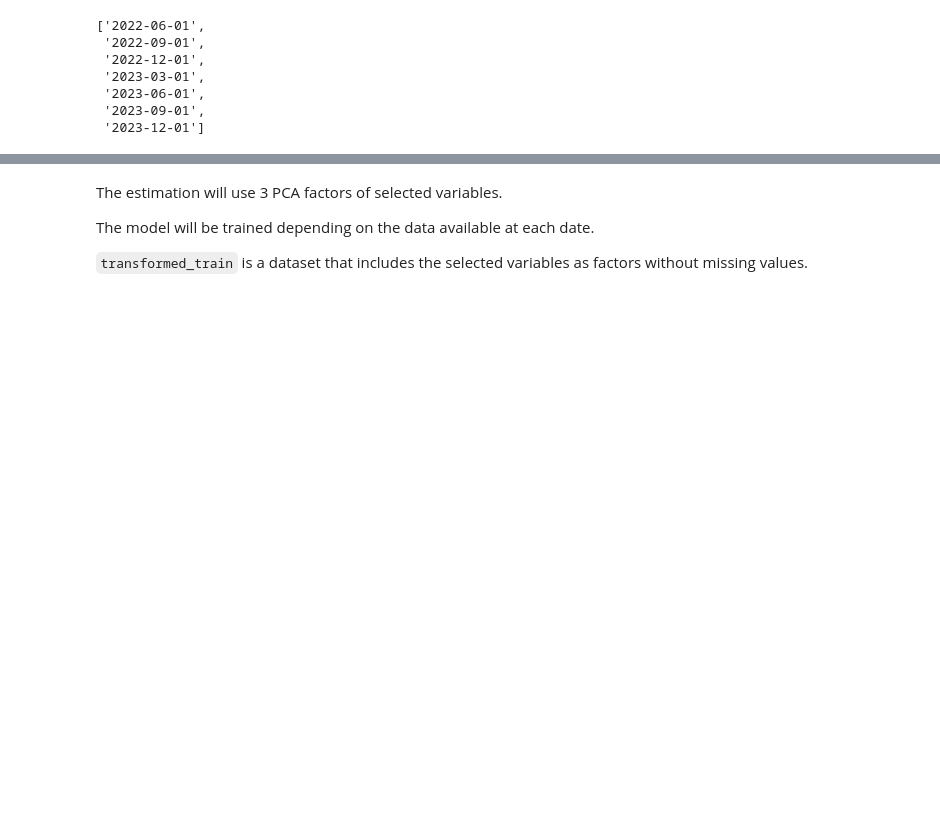
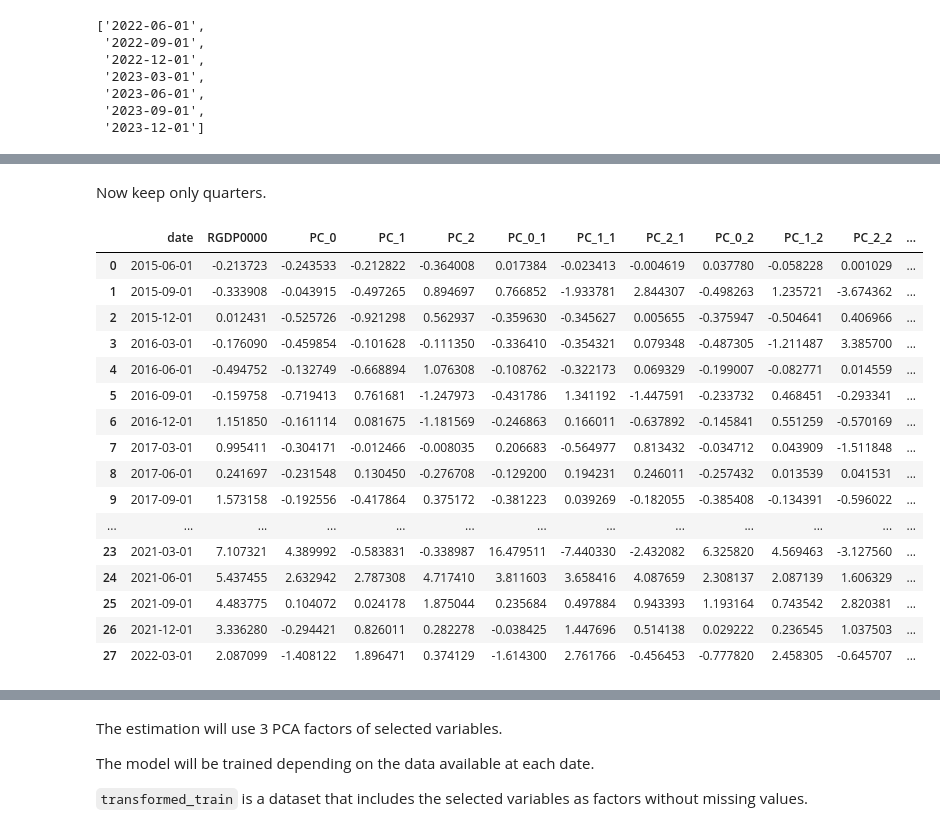
Before and after one commit to guerreroda/nwcst_intro, a Jupyter notebook: notebooks/notebook_3.ipynb, the cells around one changed output, grey strips where cells are left out. Drawn from its saved outputs; the diff is of its cells as text; code cells hidden in the pictures; blank space fills up the shorter version.

```diff
--- a/notebooks/notebook_3.ipynb
+++ b/notebooks/notebook_3.ipynb
@@ -643,0 +656,4 @@ dates
+# %%
+# define train dataset
+train = test.loc[test.date <= str(pd.to_datetime(date) - pd.tseries.offsets.DateOffset(months=3))[:10],:]
+train
@@ -643,0 +676,3 @@ dates
+# %%
+transformed_train = mean_fill_dataset(train, train)
+transformed_train
@@ -643,0 +695,11 @@ dates
+# %%
+X = pd.DataFrame(scaler.fit_transform(transformed_train.set_index('date').drop(target_variable, axis=1)))
+X.columns = transformed_train.set_index('date').drop(target_variable, axis=1).columns
+X = X.dropna(axis=1)
+pca = PCA(n_components=param_pca)
+
+X = pca.fit_transform(X)
+X = pd.DataFrame(X)
+X.rename(columns=lambda x: f'PC_{x}', inplace=True)
+transformed_train = pd.concat( [ transformed_train[['date', target_variable]] , X ] ,axis=1)
+transformed_train
@@ -643,0 +724,3 @@ dates
+# %%
+transformed_train = flatten_data(transformed_train, target_variable, 3 )
+transformed_train
@@ -643,0 +741,23 @@ dates
+# %% [markdown]
+Now keep only quarters.
+# %%
+transformed_train = transformed_train.loc[transformed_train.date.dt.month.astype(int).isin([3,6,9,12]),:].fillna(transformed_train.mean()).dropna(axis=1).reset_index(drop=True)
+transformed_train
+# %% [output]
+|  | date | RGDP0000 | PC_0 | PC_1 | PC_2 | PC_0_1 | PC_1_1 | PC_2_1 | PC_0_2 | PC_1_2 | PC_2_2 | ... |
+| 0 | 2015-06-01 | -0.213723 | -0.243533 | -0.212822 | -0.364008 | 0.017384 | -0.023413 | -0.004619 | 0.037780 | -0.058228 | 0.001029 | ... |
+| 1 | 2015-09-01 | -0.333908 | -0.043915 | -0.497265 | 0.894697 | 0.766852 | -1.933781 | 2.844307 | -0.498263 | 1.235721 | -3.674362 | ... |
+| 2 | 2015-12-01 | 0.012431 | -0.525726 | -0.921298 | 0.562937 | -0.359630 | -0.345627 | 0.005655 | -0.375947 | -0.504641 | 0.406966 | ... |
+| 3 | 2016-03-01 | -0.176090 | -0.459854 | -0.101628 | -0.111350 | -0.336410 | -0.354321 | 0.079348 | -0.487305 | -1.211487 | 3.385700 | ... |
+| 4 | 2016-06-01 | -0.494752 | -0.132749 | -0.668894 | 1.076308 | -0.108762 | -0.322173 | 0.069329 | -0.199007 | -0.082771 | 0.014559 | ... |
+| 5 | 2016-09-01 | -0.159758 | -0.719413 | 0.761681 | -1.247973 | -0.431786 | 1.341192 | -1.447591 | -0.233732 | 0.468451 | -0.293341 | ... |
+| 6 | 2016-12-01 | 1.151850 | -0.161114 | 0.081675 | -1.181569 | -0.246863 | 0.166011 | -0.637892 | -0.145841 | 0.551259 | -0.570169 | ... |
+| 7 | 2017-03-01 | 0.995411 | -0.304171 | -0.012466 | -0.008035 | 0.206683 | -0.564977 | 0.813432 | -0.034712 | 0.043909 | -1.511848 | ... |
+| 8 | 2017-06-01 | 0.241697 | -0.231548 | 0.130450 | -0.276708 | -0.129200 | 0.194231 | 0.246011 | -0.257432 | 0.013539 | 0.041531 | ... |
+| 9 | 2017-09-01 | 1.573158 | -0.192556 | -0.417864 | 0.375172 | -0.381223 | 0.039269 | -0.182055 | -0.385408 | -0.134391 | -0.596022 | ... |
+| ... | ... | ... | ... | ... | ... | ... | ... | ... | ... | ... | ... | ... |
+| 23 | 2021-03-01 | 7.107321 | 4.389992 | -0.583831 | -0.338987 | 16.479511 | -7.440330 | -2.432082 | 6.325820 | 4.569463 | -3.127560 | ... |
+| 24 | 2021-06-01 | 5.437455 | 2.632942 | 2.787308 | 4.717410 | 3.811603 | 3.658416 | 4.087659 | 2.308137 | 2.087139 | 1.606329 | ... |
+| 25 | 2021-09-01 | 4.483775 | 0.104072 | 0.024178 | 1.875044 | 0.235684 | 0.497884 | 0.943393 | 1.193164 | 0.743542 | 2.820381 | ... |
+| 26 | 2021-12-01 | 3.336280 | -0.294421 | 0.826011 | 0.282278 | -0.038425 | 1.447696 | 0.514138 | 0.029222 | 0.236545 | 1.037503 | ... |
+| 27 | 2022-03-01 | 2.087099 | -1.408122 | 1.896471 | 0.374129 | -1.614300 | 2.761766 | -0.456453 | -0.777820 | 2.458305 | -0.645707 | ... |
```
Also changed, not shown: parts of 27 cells of this notebook.
